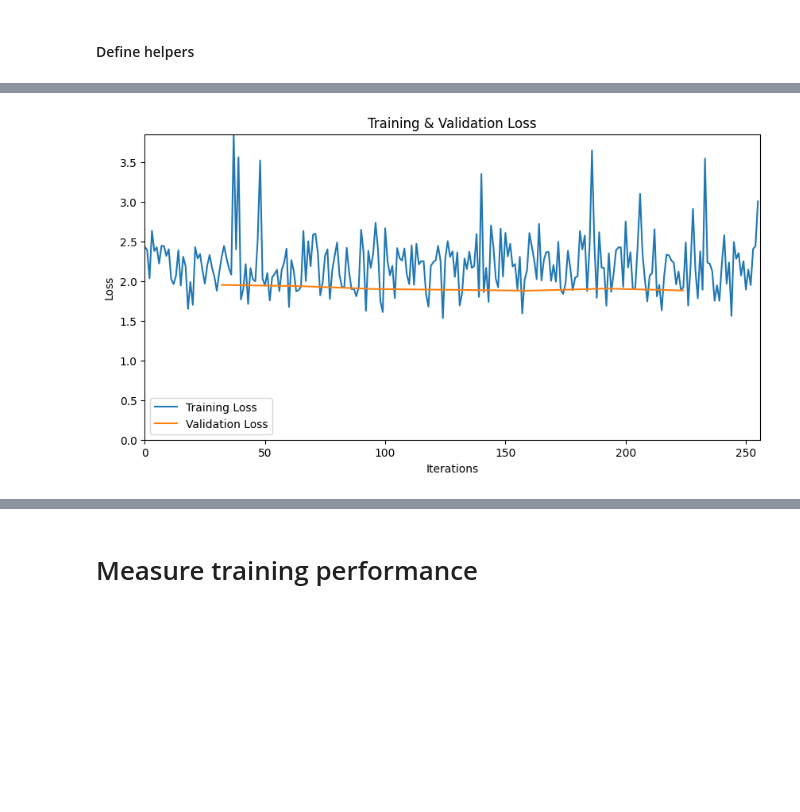
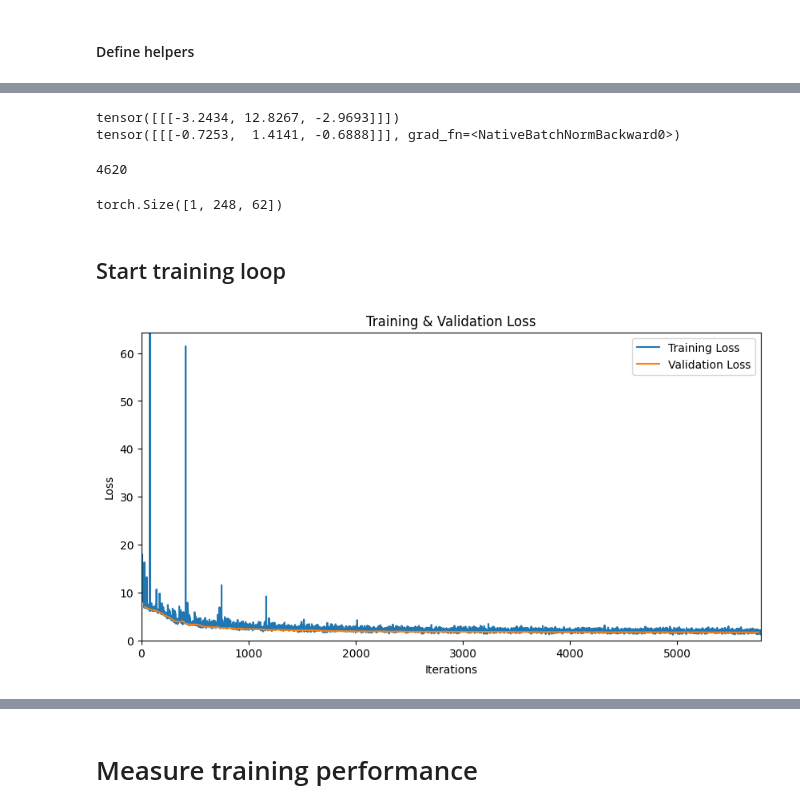
Before and after one commit to lucasdellabella/badbeagle-jupyter, a Jupyter notebook: 00_wav2vec2-timit-finetune.ipynb, the cells around one changed output, grey strips where cells are left out. Cells and saved outputs as stored; diff of their text form; code cells hidden in the pictures; blank space fills up the shorter version.

```diff
--- a/00_wav2vec2-timit-finetune.ipynb
+++ b/00_wav2vec2-timit-finetune.ipynb
@@ -99,18 +111,0 @@ list of train phones:    {'dcl', 'n', 'h#', 'pcl', 'hh', 'ix', 'dx', 'l', 'ow',
-# %%
-# Normalize phonemes
-
-def get_phoneme_list_from_dataset(dataset):
-    return [
-        phoneme
-        for x in dataset['labels']
-        for index, phoneme in zip(
-            x['phoneme_start_idx'],
-            x['utterance'])
-    ]
-
-phoneme_list = get_phoneme_list_from_dataset(raw_datasets['train'])
-print(
-    "num of train phones after normalization:\t",
-    len(set(phoneme_list))
-)
-print("list of train phones after normalization:\t", set(phoneme_list))
@@ -296,8 +178,9 @@ from datasets import Dataset
 
 BATCH_SIZE = 8
 
-minimal_train_dataset = raw_datasets['train'].select(range(len(raw_datasets['train'])), ['audio', 'labels'])
-minimal_test_dataset = raw_datasets['test'].select(range(len(raw_datasets['test'])), ['audio', 'labels'])
+pick_features = ['audio', 'text', 'utterance', 'phoneme_start_idx', 'labels']
+minimal_train_dataset = raw_datasets['train'].select(range(len(raw_datasets['train'])), pick_features)
+minimal_test_dataset = raw_datasets['test'].select(range(len(raw_datasets['test'])), pick_features)
 
 debug_train_dataset = minimal_train_dataset.shuffle(seed=42).select(range(2048))
 debug_valid_dataset = minimal_test_dataset.shuffle(seed=42).select(range(64))
@@ -305,9 +188,9 @@ debug_valid_dataset = minimal_test_dataset.shuffle(seed=42).select(range(64))
 ### Instantiate Tokenizer
 # %%
 # Calc unique phonemes
-unique_phonemes = set()
-for label in minimal_train_dataset['labels']:
-    unique_phonemes.update(label['utterance'])
+from dataset import PhonemeTokenizer
+
+unique_phonemes = set(get_phoneme_list_from_dataset(debug_train_dataset))
 
 print(len(unique_phonemes))
 
@@ -349,13 +242,11 @@ from modeling import Wav2Vec2ForPhonemeAndFramePrediction
 from transformers import AdamW
 
 num_phonemes = 61
-# model = Wav2Vec2ForPhonemeAndFramePrediction(num_phonemes=61, freeze_feature_encoder=True)
-model_xxx = Wav2Vec2ForPhonemeAndFramePrediction(num_phonemes=61, freeze_feature_encoder=True)
-optimizer = AdamW(model_xxx.parameters(), lr=2e-5)
+model = Wav2Vec2ForPhonemeAndFramePrediction(num_phonemes=61, freeze_feature_encoder=True)
+optimizer = AdamW(model.parameters(), lr=2e-5)
 # optimizer = torch.optim.SGD(model.parameters(), lr=2e-5, momentum=0.9)
 
-device = torch.device("cuda") if torch.cuda.is_available() else torch.device("cpu")
-model_xxx.to(device);
+model.to(device);
 # %% [output]
 Some weights of MyWav2Vec2ForCTC were not initialized from the model checkpoint at facebook/wav2vec2-base-960h and are newly initialized: ['wav2vec2.masked_spec_embed']
 You should probably TRAIN this model on a down-stream task to be able to use it for predictions and inference.
@@ -422,6 +299,40 @@ def shape_model_parameters(batch):
     frame_labels = frame_labels.to(device).to(torch.float32)
 
     return inputs, phoneme_labels, frame_labels, audio_lengths, phoneme_lengths
+# %%
+from torch import nn
+
+# Example usage of BatchNorm1d
+batch_size = 1
+num_features = 1
+seq_length = 3
+
+# Create a random input tensor
+input_tensor = torch.randn(batch_size, num_features, seq_length) * 10
+
+# Create BatchNorm1d layer
+bn = nn.BatchNorm1d(num_features)
+
+# Apply BatchNorm1d
+output = bn(input_tensor)
+
+print(f"{input_tensor}")
+print(f"{output}")
+# bn = nn.BatchNorm1d(1)
+# batch = torch.ones((8)) * 10
+# bn(batch)
+
+len(minimal_train_dataset)
+# %% [output]
+tensor([[[-3.2434, 12.8267, -2.9693]]])
+tensor([[[-0.7253,  1.4141, -0.6888]]], grad_fn=<NativeBatchNormBackward0>)
+4620
+# %%
+phoneme_logits.shape
+# %% [output]
+torch.Size([1, 248, 62])
+# %% [markdown]
+## Start training loop
 # %%
 from config import SAMPLE_RATE, WINDOW_SIZE
 from modeling import custom_loss_function
@@ -433,11 +344,11 @@ from torch.utils.data import DataLoader
 
 # Assume `train_dataset` is an instance of a custom Dataset class handling TIMIT data
 # num_epochs = 10
-num_epochs = 1
+num_epochs = 10
 train_losses = []
 
-train_loader = DataLoader(debug_train_dataset, batch_size=BATCH_SIZE, collate_fn=collator) #shuffle=True
-valid_loader = DataLoader(debug_valid_dataset, batch_size=BATCH_SIZE, collate_fn=collator) #shuffle=True
+train_loader = DataLoader(minimal_train_dataset, batch_size=BATCH_SIZE, collate_fn=collator) #shuffle=True
+valid_loader = DataLoader(minimal_test_dataset, batch_size=BATCH_SIZE, collate_fn=collator) #shuffle=True
 
 steps_taken = 0
 progress_bar = tqdm(range(len(train_loader) * num_epochs))
@@ -519,31 +430,31 @@ for epoch in range(num_epochs):
                     num_windows_in_ea_sample = torch.floor_divide(torch.div(audio_lengths*1000, SAMPLE_RATE) - 5, WINDOW_SIZE).long()
 
                     batch_val_loss, _, _ = custom_loss_function(
                         phoneme_logits,
                         start_idx_pred,
                         phoneme_labels,
                         frame_bitmask_labels,
                         num_windows_in_ea_sample,
                         phoneme_lengths,
                         device=device
                     )
 
                     val_loss += batch_val_loss.item()
 
             val_loss /= len(valid_loader)
             validation_losses.append(val_loss)
             validation_iterations.append(steps_taken)
 
             # Plot validation losses
             val_line.set_data(validation_iterations, validation_losses)
 
 
     train_loss /= len(train_loader)  # Add this line to calculate the average training loss
 
 
     print(f"Epoch {epoch}, Training loss: {train_loss}")  # Add this line to print the average training loss
     print(f"Epoch {epoch}, Validation loss: {val_loss}")
 
 plt.close(fig)
 # %% [output]
-[figure, old version]
+[figure, new version]
```
Also changed, not shown: parts of 30 cells of this notebook, 5 other files.
